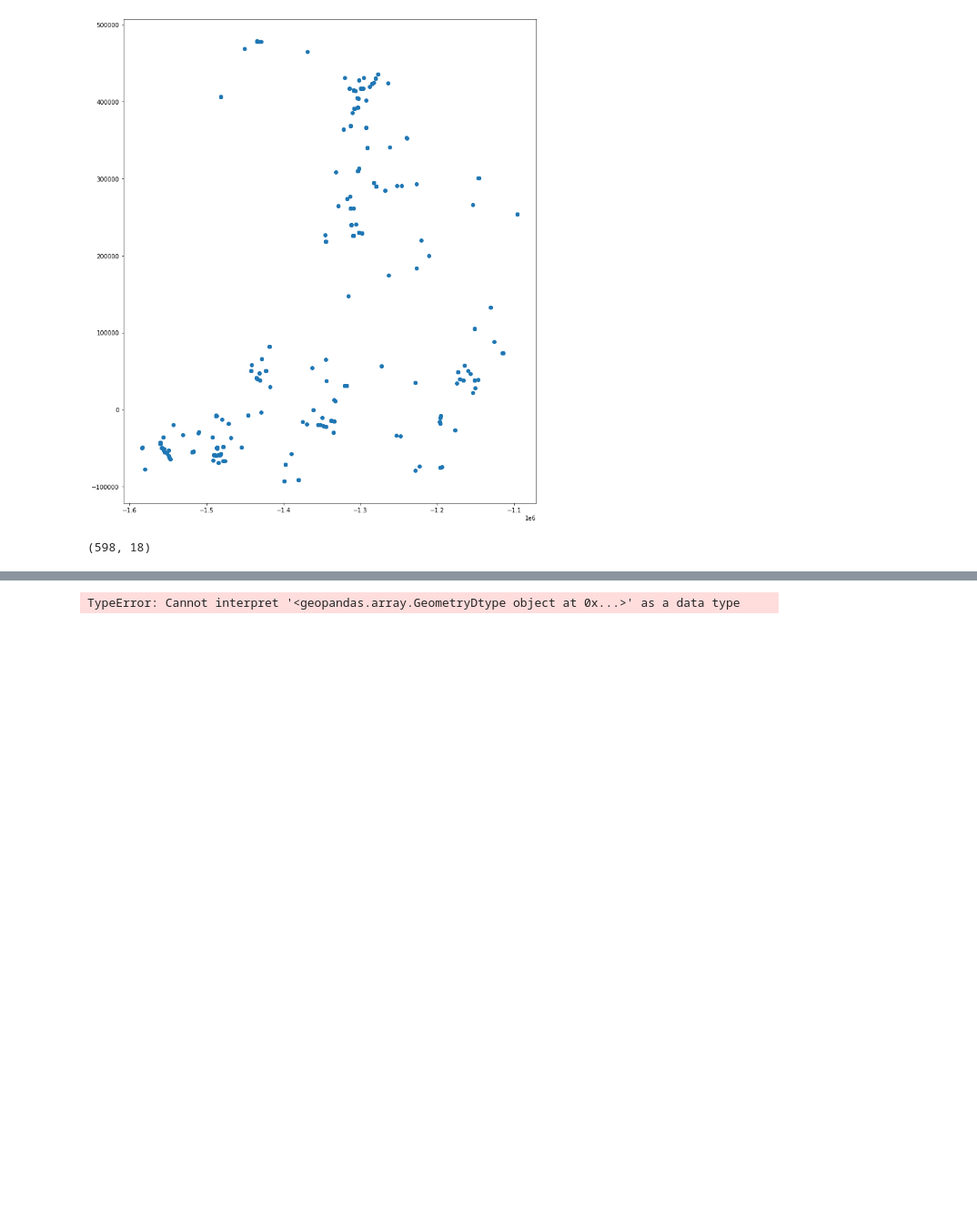
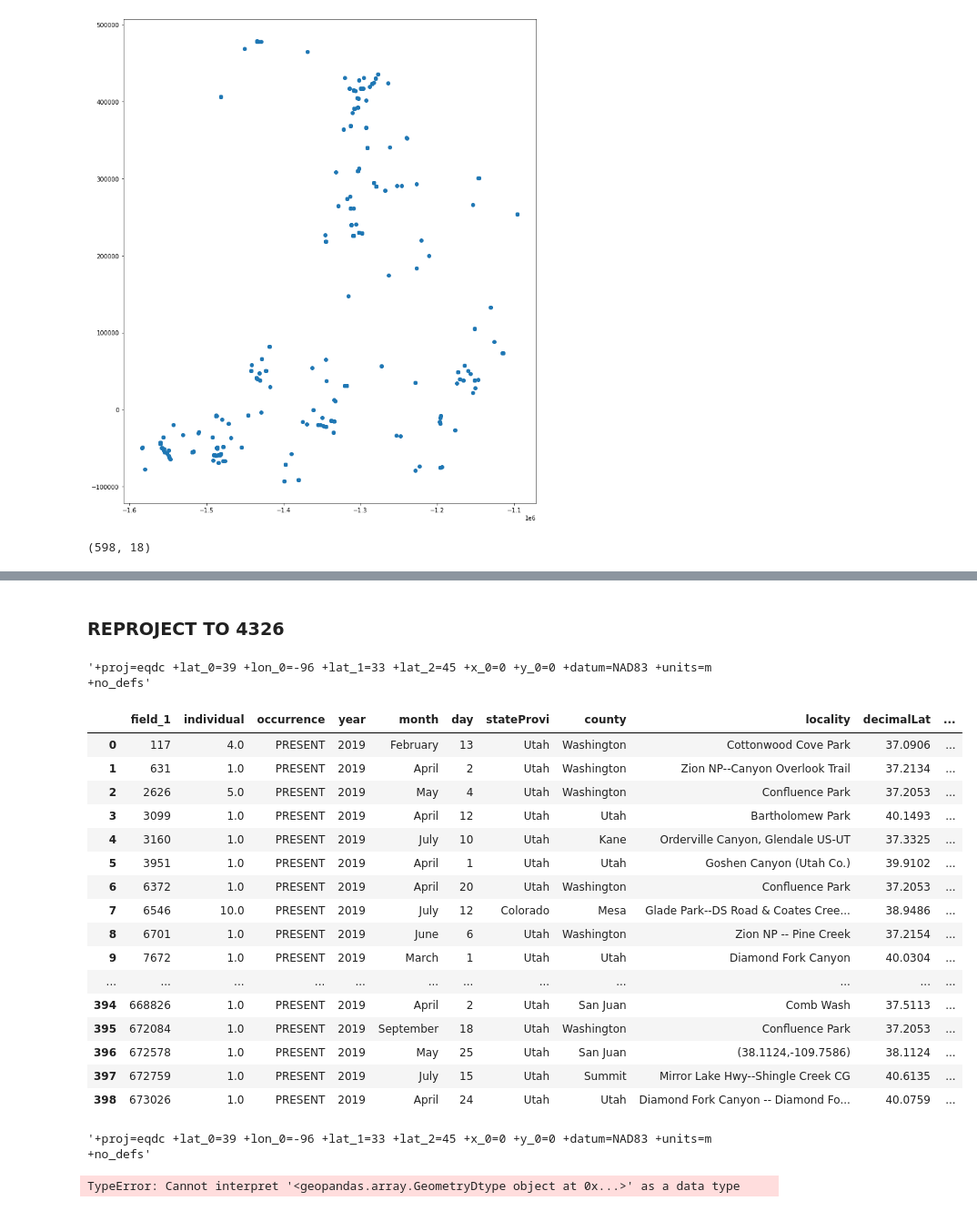
Before and after one commit to zac-stanley/birds-utah, a Jupyter notebook: notebooks/bird_occurrences_utah_explore_final_data_prep.ipynb, the cells around one changed output, grey strips where cells are left out. Shown at 91% size. Drawn from its saved outputs; the diff is of its cells as text; code cells hidden in the pictures; blank space fills up the shorter version.

```diff
--- a/notebooks/bird_occurrences_utah_explore_final_data_prep.ipynb
+++ b/notebooks/bird_occurrences_utah_explore_final_data_prep.ipynb
@@ -13,6 +13,9 @@ import pandas as pd
 import matplotlib.pyplot as plt
 from shapely.geometry import Point
 
+# change default max columns
+pd.set_option('display.max_rows', None)
+
 # change default figure size
 plt.rcParams['figure.figsize'] = (15,12)
 # %% [markdown]
@@ -191,3 +208,33 @@ birds_prj.shape
+# %% [markdown]
+### REPROJECT TO 4326
+# %%
+birds_stream_names.crs
+# %% [output]
+'+proj=eqdc +lat_0=39 +lon_0=-96 +lat_1=33 +lat_2=45 +x_0=0 +y_0=0 +datum=NAD83 +units=m +no_defs'
+# %%
+birds_stream_names.to_crs('+proj=longlat +datum=WGS84 +no_defs')
+# %% [output]
+|  | field_1 | individual | occurrence | year | month | day | stateProvi | county | locality | decimalLat | ... |
+| 0 | 117 | 4.0 | PRESENT | 2019 | February | 13 | Utah | Washington | Cottonwood Cove Park | 37.0906 | ... |
+| 1 | 631 | 1.0 | PRESENT | 2019 | April | 2 | Utah | Washington | Zion NP--Canyon Overlook Trail | 37.2134 | ... |
+| 2 | 2626 | 5.0 | PRESENT | 2019 | May | 4 | Utah | Washington | Confluence Park | 37.2053 | ... |
+| 3 | 3099 | 1.0 | PRESENT | 2019 | April | 12 | Utah | Utah | Bartholomew Park | 40.1493 | ... |
+| 4 | 3160 | 1.0 | PRESENT | 2019 | July | 10 | Utah | Kane | Orderville Canyon, Glendale US-UT | 37.3325 | ... |
+| 5 | 3951 | 1.0 | PRESENT | 2019 | April | 1 | Utah | Utah | Goshen Canyon (Utah Co.) | 39.9102 | ... |
+| 6 | 6372 | 1.0 | PRESENT | 2019 | April | 20 | Utah | Washington | Confluence Park | 37.2053 | ... |
+| 7 | 6546 | 10.0 | PRESENT | 2019 | July | 12 | Colorado | Mesa | Glade Park--DS Road & Coates Cree... | 38.9486 | ... |
+| 8 | 6701 | 1.0 | PRESENT | 2019 | June | 6 | Utah | Washington | Zion NP -- Pine Creek | 37.2154 | ... |
+| 9 | 7672 | 1.0 | PRESENT | 2019 | March | 1 | Utah | Utah | Diamond Fork Canyon | 40.0304 | ... |
+| ... | ... | ... | ... | ... | ... | ... | ... | ... | ... | ... | ... |
+| 394 | 668826 | 1.0 | PRESENT | 2019 | April | 2 | Utah | San Juan | Comb Wash | 37.5113 | ... |
+| 395 | 672084 | 1.0 | PRESENT | 2019 | September | 18 | Utah | Washington | Confluence Park | 37.2053 | ... |
+| 396 | 672578 | 1.0 | PRESENT | 2019 | May | 25 | Utah | San Juan | (38.1124,-109.7586) | 38.1124 | ... |
+| 397 | 672759 | 1.0 | PRESENT | 2019 | July | 15 | Utah | Summit | Mirror Lake Hwy--Shingle Creek CG | 40.6135 | ... |
+| 398 | 673026 | 1.0 | PRESENT | 2019 | April | 24 | Utah | Utah | Diamond Fork Canyon -- Diamond Fo... | 40.0759 | ... |
+# %%
+birds_stream_names.crs
+# %% [output]
+'+proj=eqdc +lat_0=39 +lon_0=-96 +lat_1=33 +lat_2=45 +x_0=0 +y_0=0 +datum=NAD83 +units=m +no_defs'
 # %%
 birds_stream_names.to_file("./data/birds_stream_names.geojson", driver='GeoJSON')
 # %% [output]
```
Also changed, not shown: parts of 3 cells of this notebook.
